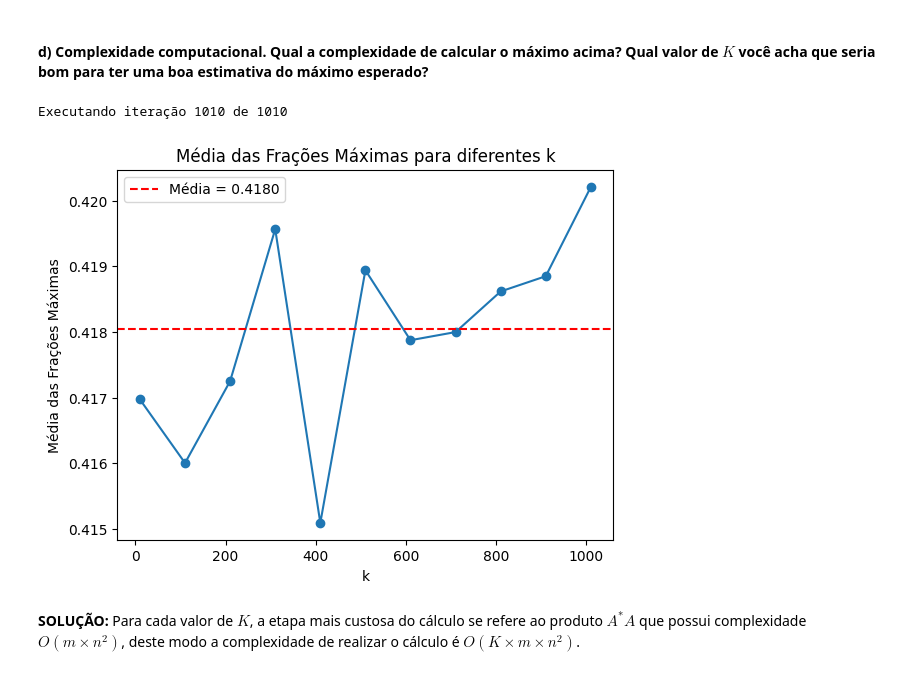
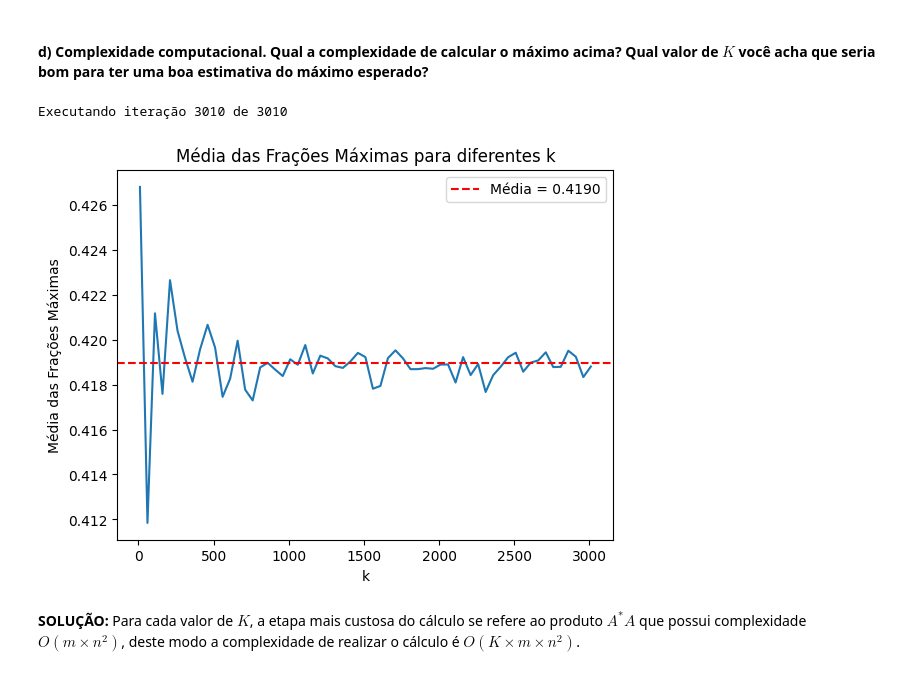
Before and after one commit to ThevezGomes/Projeto-4-ALN, a Jupyter notebook: projeto4_Henrique_Gasparelo_&_Jose_Thevez.ipynb, the cells around one changed output. Cells and saved outputs as stored; diff of their text form; code cells hidden in the pictures.

```diff
--- a/projeto4_Henrique_Gasparelo_&_Jose_Thevez.ipynb
+++ b/projeto4_Henrique_Gasparelo_&_Jose_Thevez.ipynb
@@ -273,7 +273,7 @@ plt.show()
 # %%
 n = 300
 m = 100
-ks = list(range(10, 1011, 100))
+ks = list(range(10, 3011, 50))
 resultados = []
 
 for k in ks:
@@ -289,19 +289,19 @@ for k in ks:
   valores = np.array(valores)
   resultados.append(valores.mean())
 # %% [output]
-Executando iteração 1010 de 1010
+Executando iteração 3010 de 3010
 # %%
 resultados = np.array(resultados)
 media = np.mean(resultados[-10:])
-plt.plot(ks, resultados, marker='o')
+plt.plot(ks, resultados)
 plt.axhline(y=media, color='red', linestyle='--', label=f'Média = {media:.4f}')
 plt.xlabel('k')
 plt.ylabel('Média das Frações Máximas')
 plt.title('Média das Frações Máximas para diferentes k')
 plt.legend()
 plt.show()
 # %% [output]
-[figure, old version]
+[figure, new version]
 # %% [markdown]
 **SOLUÇÃO:** Para cada valor de $K$, a etapa mais custosa do cálculo se refere ao produto $A^*A$ que possui complexidade $O(m \times n^2)$, deste modo a complexidade de realizar o cálculo é $O(K \times m \times n^2)$.
 # %% [markdown]
```
